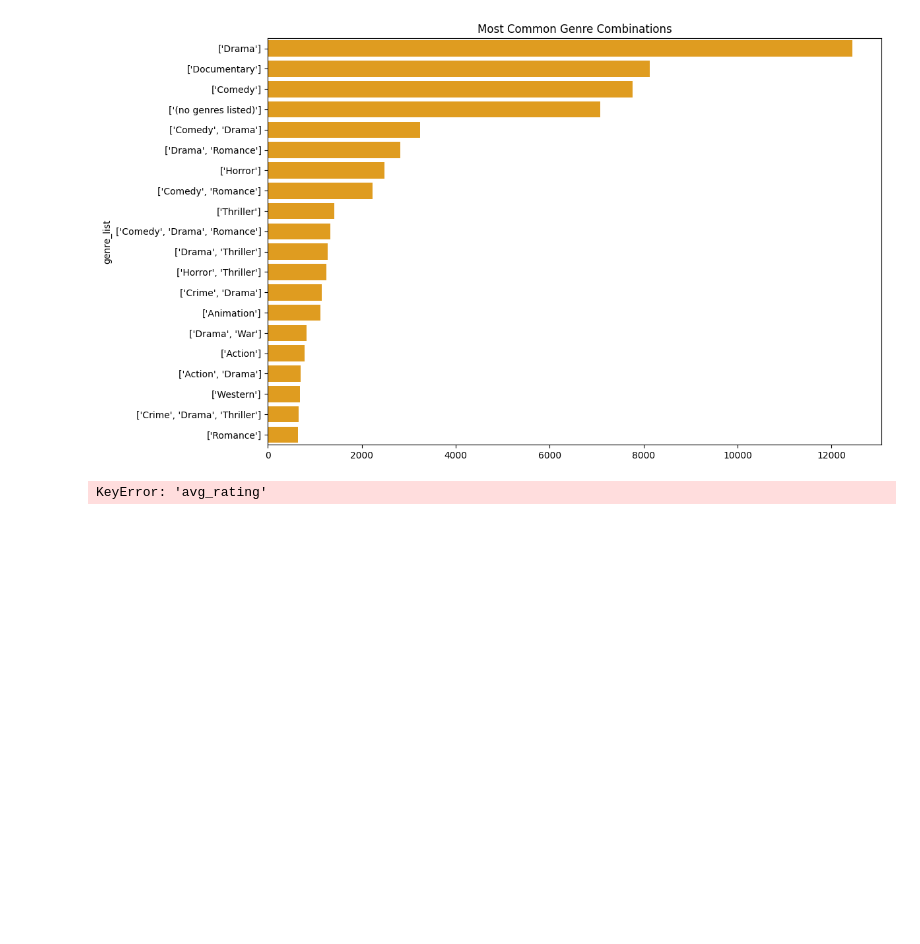
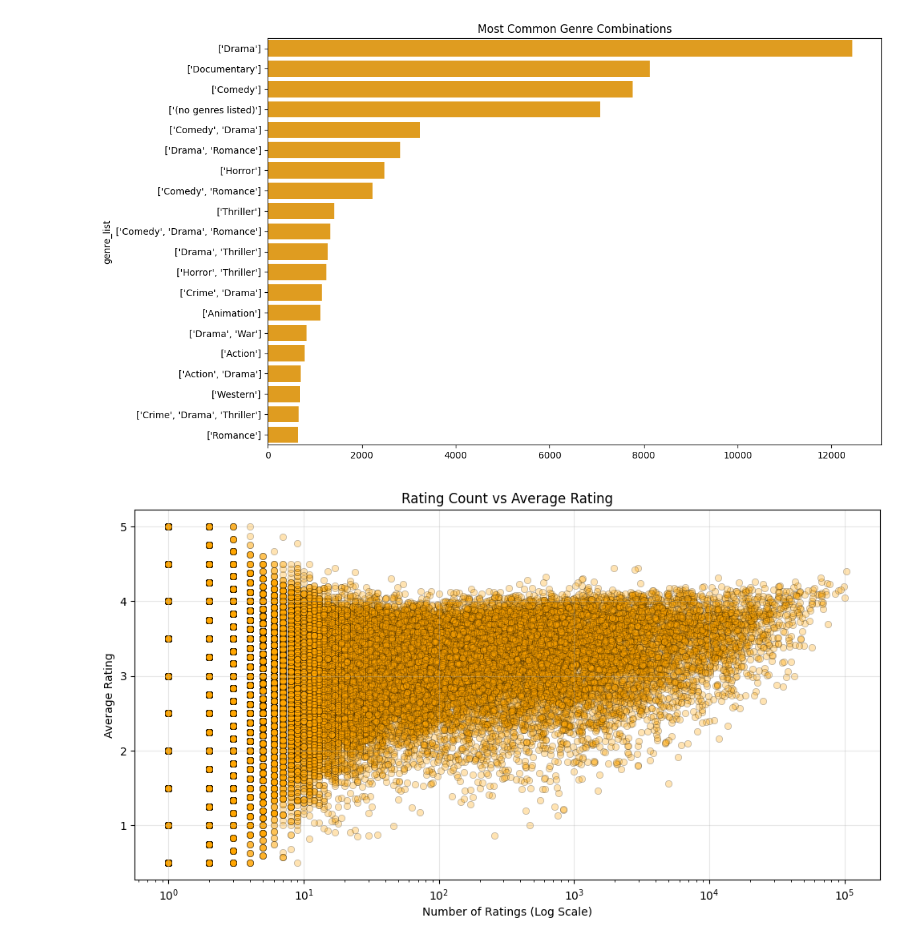
Before and after one commit to nakranimeet18/recommendation-engine-platform, a Jupyter notebook: notebooks/04_data_visualization.ipynb, the cells around one changed output. Cells and saved outputs as stored; diff of their text form; code cells hidden in the pictures; blank space fills up the shorter version.

```diff
--- a/notebooks/04_data_visualization.ipynb
+++ b/notebooks/04_data_visualization.ipynb
@@ -18,13 +31,8 @@ plt.show()
 # %%
-import pandas as pd
-import matplotlib.pyplot as plt
-import seaborn as sns
 
-movies_df = pd.read_csv("/Users/meetnakrani/Library/Mobile Documents/com~apple~CloudDocs/recommendation-engine-platform/data/processed/movies_clean.csv")
+movies['decade'] = (movies["year"]//10)*10
 
-movies_df['decade'] = (movies_df["year"]//10)*10
-
-decade_count = movies_df['decade'].value_counts().sort_index()
+decade_count = movies['decade'].value_counts().sort_index()
 
 plt.figure(figsize=(12,6))
 
@@ -92,40 +100,26 @@ plt.title("Most Common Genre Combinations")
 plt.show()
 # %% [output]
 [figure]
-# %%
-
-
-genre_ratings = []
-
-for _, row in movies_df.iterrows():
-
-    for genre in row['genre_list']:
-
-        genre_ratings.append(
-            [genre,row['avg_rating_x']]
-        )
-
-genre_rating_df = pd.DataFrame(
-    genre_ratings,
-    columns=['Genre','Rating']
-)
-
-avg_genre = (
-    genre_rating_df
-    .groupby('Genre')['Rating']
-    .mean()
-    .sort_values(ascending=False)
-)
-
-plt.figure(figsize=(12,6))
-
-sns.barplot(
-    x=avg_genre.values,
-    y=avg_genre.index
-)
-
-plt.title("Average Rating by Genre")
-
-plt.show()
-# %% [output]
-KeyError: 'avg_rating'
+# %%
+plt.figure(figsize=(12,6))
+
+sns.scatterplot(
+    data=movies,
+    x='rating_count_x',
+    y='avg_rating_x',
+    color = "orange",
+    alpha = 0.3,
+    edgecolor = "black"
+)
+
+plt.xscale('log')
+
+plt.title('Rating Count vs Average Rating')
+plt.xlabel('Number of Ratings (Log Scale)')
+plt.ylabel('Average Rating')
+
+plt.grid(alpha=0.3)
+
+plt.show()
+# %% [output]
+[figure, added]
```
Also changed, not shown: parts of 17 cells of this notebook.
